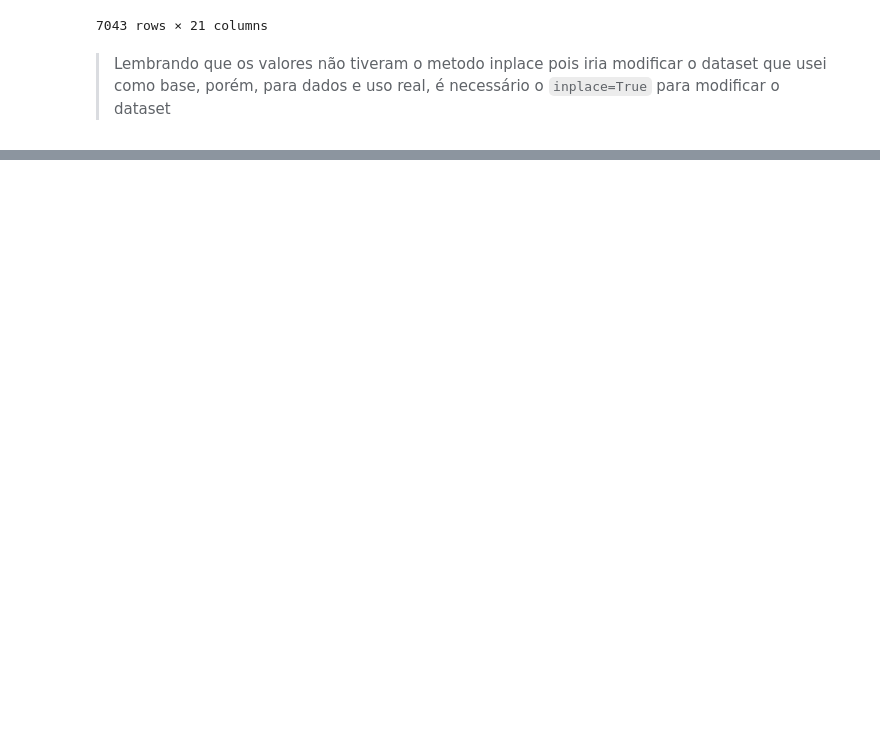
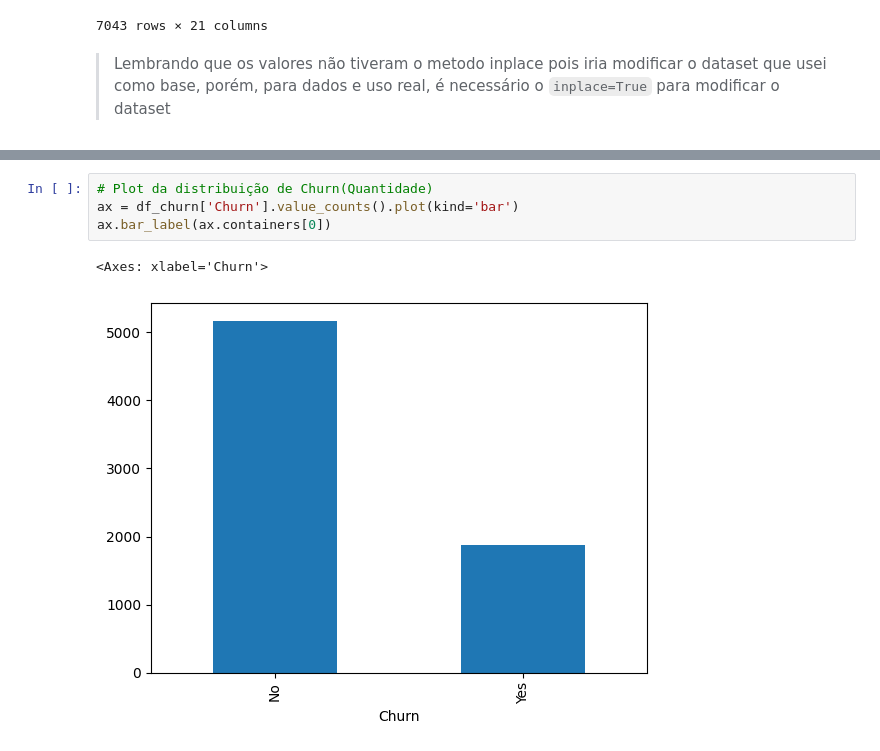
Before and after one commit to jvdlb6/eda-churn, a Jupyter notebook: eda_churn.ipynb, the cells around one changed output, grey strips where cells are left out. Cells and saved outputs as stored; diff of their text form; blank space fills up the shorter version.

Commit message:
- Added insights on customer age, contract duration, and churn propensity. - Included code to count and visualize churn rates in the dataset. - Plotted the distribution of churn using a bar chart.

```diff
--- a/eda_churn.ipynb
+++ b/eda_churn.ipynb
@@ -655,0 +684,7 @@ df_churn.fillna(value={'TotalCharges': media_TotalCharges})
+# %%
+# Plot da distribuição de Churn(Quantidade)
+ax = df_churn['Churn'].value_counts().plot(kind='bar')
+ax.bar_label(ax.containers[0])
+# %% [output]
+<Axes: xlabel='Churn'>
+[figure, added]
```
Also changed, not shown: parts of 6 cells of this notebook.
